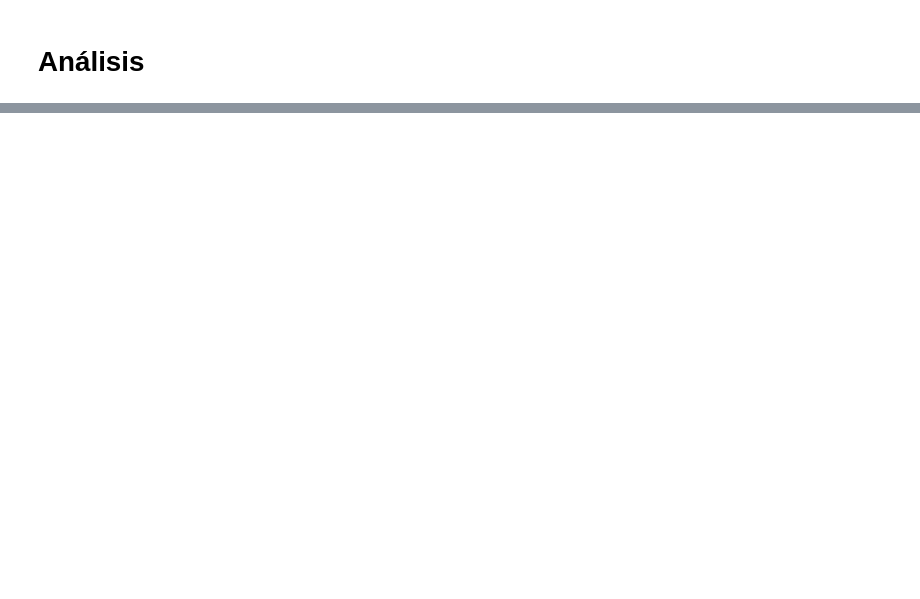
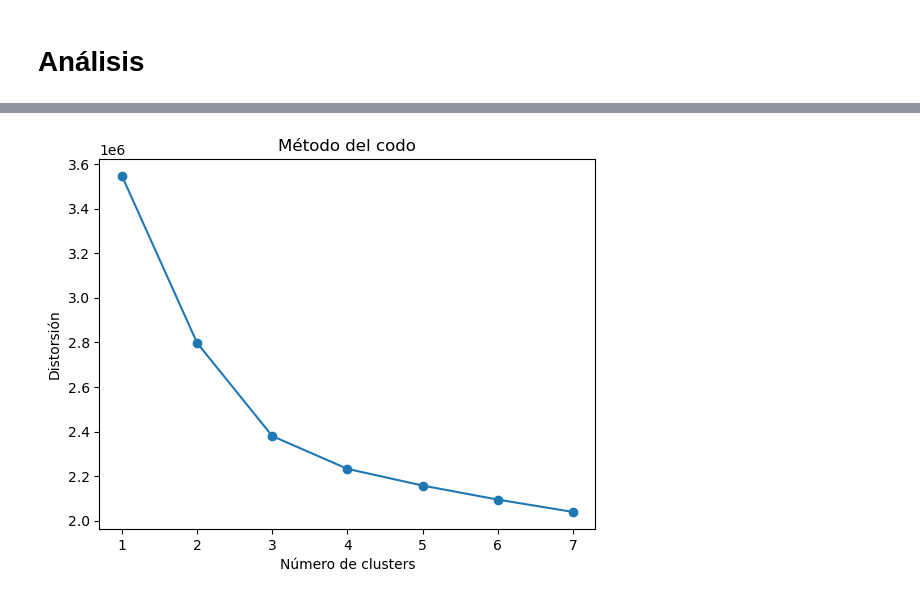
Before and after one commit to Kingofpollos/tweet_ift, a Jupyter notebook: code/test.ipynb, the cells around one changed output, grey strips where cells are left out. Drawn from its saved outputs; the diff is of its cells as text; code cells hidden in the pictures; blank space fills up the shorter version.

```diff
--- a/code/test.ipynb
+++ b/code/test.ipynb
@@ -76,0 +204,25 @@ plt.show()
+# %%
+#Distancia Coseno (1- similitud)
+dist_cos = 1 - cosine_similarity(embeddings)
+# %%
+def cluster_kmeans(data, n_clusters, random_state=42, max_iter=500):
+    kmeans = KMeans(n_clusters=n_clusters, random_state=random_state, max_iter=max_iter)
+    return kmeans, kmeans.fit_predict(data)
+
+def elbow_method(data, max_k=10):
+    distortions = []
+    for i in range(1, max_k+1):
+        kmeans, _ = cluster_kmeans(data, i)
+        distortions.append(kmeans.inertia_)
+    return distortions
+
+def print_elbow(distortions):
+    plt.plot(range(1, len(distortions)+1), distortions, marker='o')
+    plt.title("Método del codo")
+    plt.xlabel("Número de clusters")
+    plt.ylabel("Distorsión")
+    plt.show()
+# %%
+print_elbow(elbow_method(dist_cos, 7))
+# %% [output]
+[figure, added]
```
Also changed, not shown: parts of 33 cells of this notebook, 3 other files.
